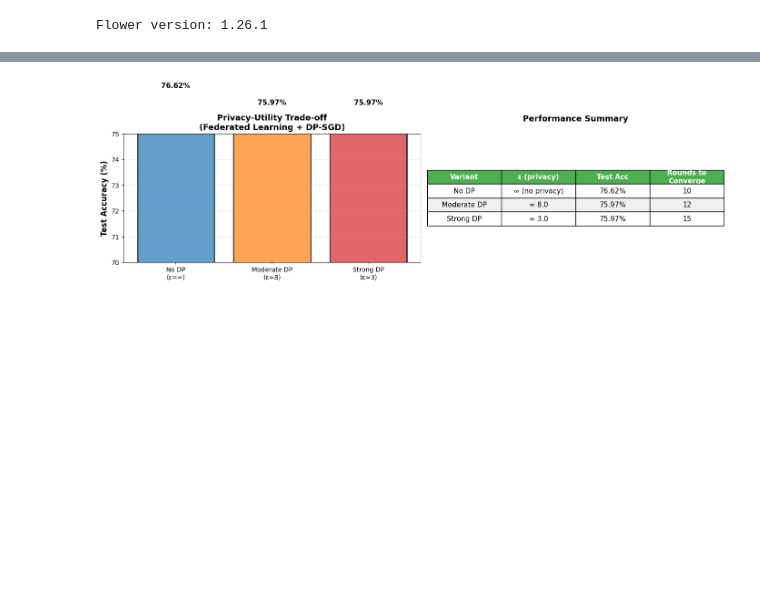
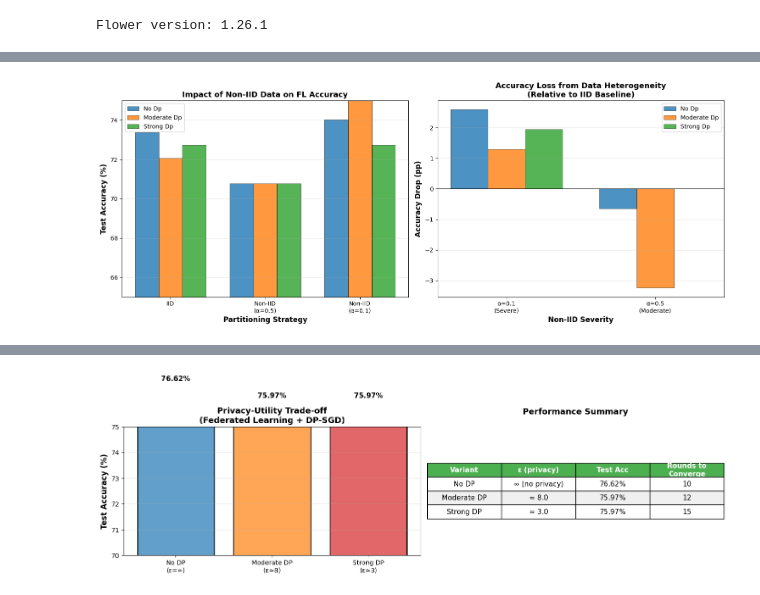
Before and after one commit to raguig/MultiFedX-DiabMor, a Jupyter notebook: notebooks/02_flower_federated_baseline.ipynb, the cells around one changed output, grey strips where cells are left out. Saved outputs shown, nothing was run; the diff lists cells and outputs as text; code cells hidden in the pictures; blank space fills up the shorter version.

```diff
--- a/notebooks/02_flower_federated_baseline.ipynb
+++ b/notebooks/02_flower_federated_baseline.ipynb
@@ -651,0 +1053,89 @@ INFO :      configure_fit: strategy sampled 5 clients (out of 5)
+# %%
+import matplotlib.pyplot as plt
+import numpy as np
+
+print("="*70)
+print("HETEROGENEITY IMPACT ANALYSIS")
+print("="*70)
+
+# Extract results for visualization
+partition_types = list(results_summary_comprehensive.keys())
+variants = list(dp_configs.keys())
+
+# Create impact plot
+fig, axes = plt.subplots(1, 2, figsize=(15, 6))
+
+# Plot 1: Accuracy across partitions (for each DP variant)
+ax1 = axes[0]
+
+for variant_idx, variant in enumerate(variants):
+    accuracies = []
+
+    for partition_key in partition_types:
+        result = results_summary_comprehensive[partition_key][variant]
+        if result["final_acc"] is not None:
+            accuracies.append(result["final_acc"] * 100)
+        else:
+            accuracies.append(0)
+
+    x_pos = np.arange(len(partition_types)) + variant_idx * 0.25
+    ax1.bar(x_pos, accuracies, width=0.25, label=variant.replace("_", " ").title(),
+            alpha=0.8, edgecolor='black', linewidth=0.5)
+
+ax1.set_xlabel('Partitioning Strategy', fontsize=12, fontweight='bold')
+ax1.set_ylabel('Test Accuracy (%)', fontsize=12, fontweight='bold')
+ax1.set_title('Impact of Non-IID Data on FL Accuracy', fontsize=13, fontweight='bold')
+ax1.set_xticks(np.arange(len(partition_types)) + 0.25)
+ax1.set_xticklabels(['IID', 'Non-IID\n(α=0.5)', 'Non-IID\n(α=0.1)'])
+ax1.legend(fontsize=10)
+ax1.grid(axis='y', alpha=0.3)
+ax1.set_ylim(65, 75)
+
+# Plot 2: Accuracy drop due to heterogeneity
+ax2 = axes[1]
+
+iid_baselines = {
+    variant: results_summary_comprehensive["iid"][variant]["final_acc"] * 100
+    for variant in variants
+}
+
+for variant_idx, variant in enumerate(variants):
+    accuracy_drops = []
+    x_labels = []
+
+    for partition_key in partition_types:
+        if partition_key == "iid":
+            continue
+
+        result = results_summary_comprehensive[partition_key][variant]
+        iid_result = results_summary_comprehensive["iid"][variant]
+
+        if result["final_acc"] is not None:
+            drop = iid_result["final_acc"] * 100 - result["final_acc"] * 100
+            accuracy_drops.append(drop)
+
+            if "01" in partition_key:
+                x_labels.append("α=0.1\n(Severe)")
+            else:
+                x_labels.append("α=0.5\n(Moderate)")
+
+    x_pos = np.arange(len(accuracy_drops)) + variant_idx * 0.25
+    bars = ax2.bar(x_pos, accuracy_drops, width=0.25, label=variant.replace("_", " ").title(),
+                   alpha=0.8, edgecolor='black', linewidth=0.5)
+
+ax2.set_xlabel('Non-IID Severity', fontsize=12, fontweight='bold')
+ax2.set_ylabel('Accuracy Drop (pp)', fontsize=12, fontweight='bold')
+ax2.set_title('Accuracy Loss from Data Heterogeneity\n(Relative to IID Baseline)',
+              fontsize=13, fontweight='bold')
+ax2.set_xticks(np.arange(2) + 0.25)
+ax2.set_xticklabels(x_labels)
+ax2.legend(fontsize=10)
+ax2.grid(axis='y', alpha=0.3)
+ax2.axhline(y=0, color='black', linestyle='-', linewidth=0.8)
+
+plt.tight_layout()
+plt.savefig('heterogeneity_impact_analysis.png', dpi=300, bbox_inches='tight')
+plt.show()
+
+print("✓ Heterogeneity impact analysis saved → heterogeneity_impact_analysis.png")
+# %% [output]
@@ -651,0 +1145 @@ INFO :      configure_fit: strategy sampled 5 clients (out of 5)
+[figure, added]
```
Also changed, not shown: parts of 13 cells of this notebook, 6 other files.
